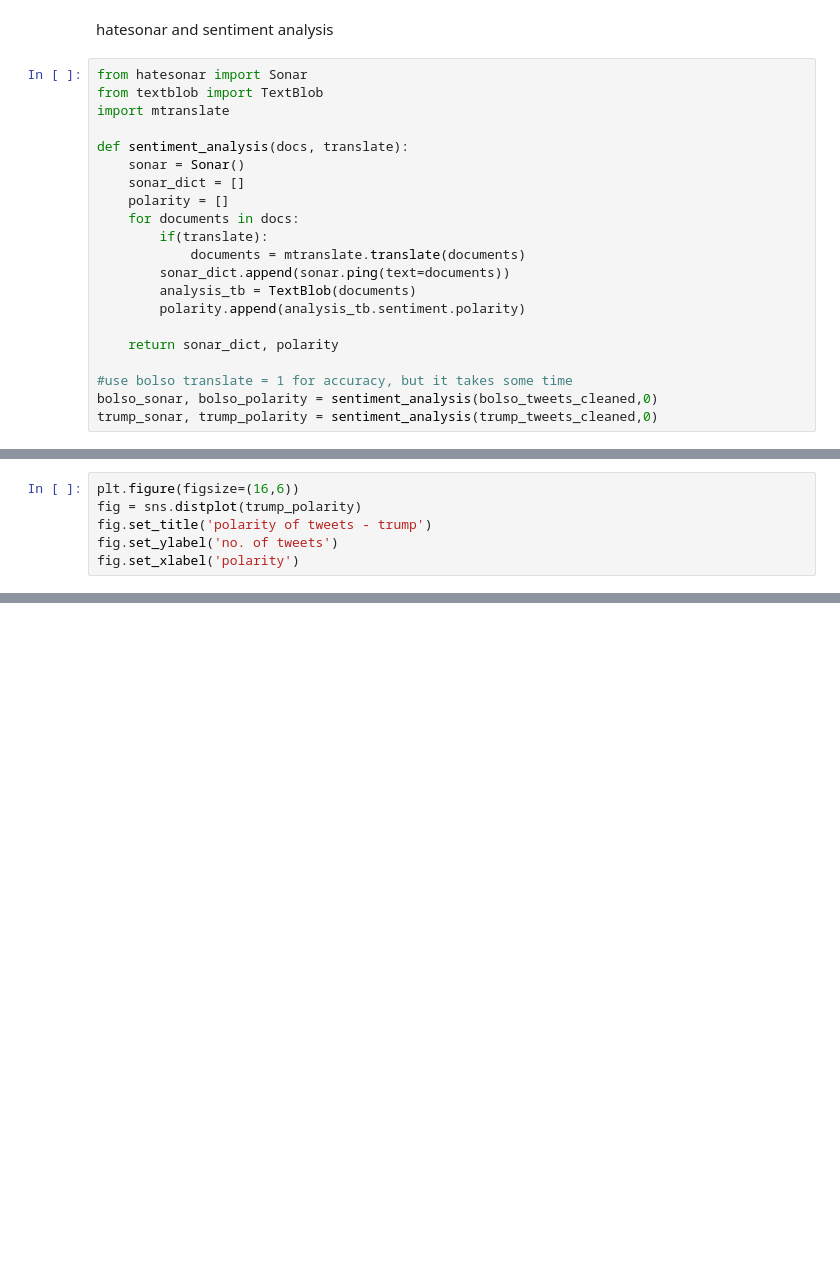
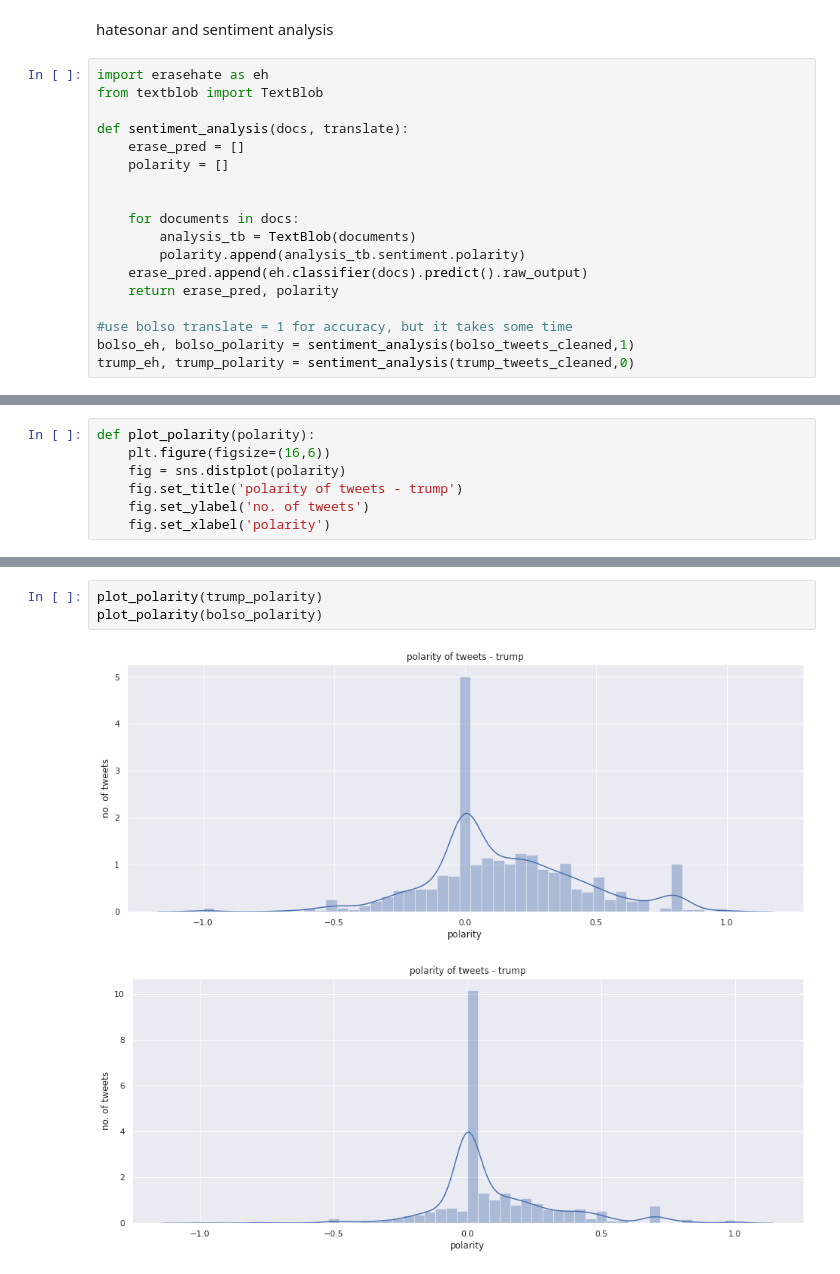
Before and after one commit to ggapp1/trump-vs-bolso, a Jupyter notebook: analysis.ipynb, the cells around one changed output, grey strips where cells are left out. Drawn from its saved outputs; the diff is of its cells as text; blank space fills up the shorter version.

```diff
--- a/analysis.ipynb
+++ b/analysis.ipynb
@@ -137,23 +148,20 @@ brasil, vamos, país, economia, mundo, ano, junto, todos, governo, maior
 # %% [markdown]
 hatesonar and sentiment analysis
 # %%
-from hatesonar import Sonar
+import erasehate as eh
 from textblob import TextBlob
-import mtranslate
 
 def sentiment_analysis(docs, translate):
-    sonar = Sonar()
-    sonar_dict = []
+    erase_pred = []
     polarity = []
+
+
     for documents in docs:
-        if(translate):
-            documents = mtranslate.translate(documents)
-        sonar_dict.append(sonar.ping(text=documents))
         analysis_tb = TextBlob(documents)
         polarity.append(analysis_tb.sentiment.polarity)
-
-    return sonar_dict, polarity
+    erase_pred.append(eh.classifier(docs).predict().raw_output)
+    return erase_pred, polarity
 
 #use bolso translate = 1 for accuracy, but it takes some time
-bolso_sonar, bolso_polarity = sentiment_analysis(bolso_tweets_cleaned,0)
-trump_sonar, trump_polarity = sentiment_analysis(trump_tweets_cleaned,0)
+bolso_eh, bolso_polarity = sentiment_analysis(bolso_tweets_cleaned,1)
+trump_eh, trump_polarity = sentiment_analysis(trump_tweets_cleaned,0)
@@ -160,6 +173,7 @@ trump_sonar, trump_polarity = sentiment_analysis(trump_tweets_cleaned,0)
 # %%
-plt.figure(figsize=(16,6))
-fig = sns.distplot(trump_polarity)
-fig.set_title('polarity of tweets - trump')
-fig.set_ylabel('no. of tweets')
-fig.set_xlabel('polarity')
+def plot_polarity(polarity):
+    plt.figure(figsize=(16,6))
+    fig = sns.distplot(polarity)
+    fig.set_title('polarity of tweets - trump')
+    fig.set_ylabel('no. of tweets')
+    fig.set_xlabel('polarity')
@@ -229,0 +207,6 @@ Text(0.5, 0, 'prob. of neutral speech')
+# %%
+plot_polarity(trump_polarity)
+plot_polarity(bolso_polarity)
+# %% [output]
+[figure, added]
+[figure, added]
```
Also changed, not shown: parts of 15 cells of this notebook.
